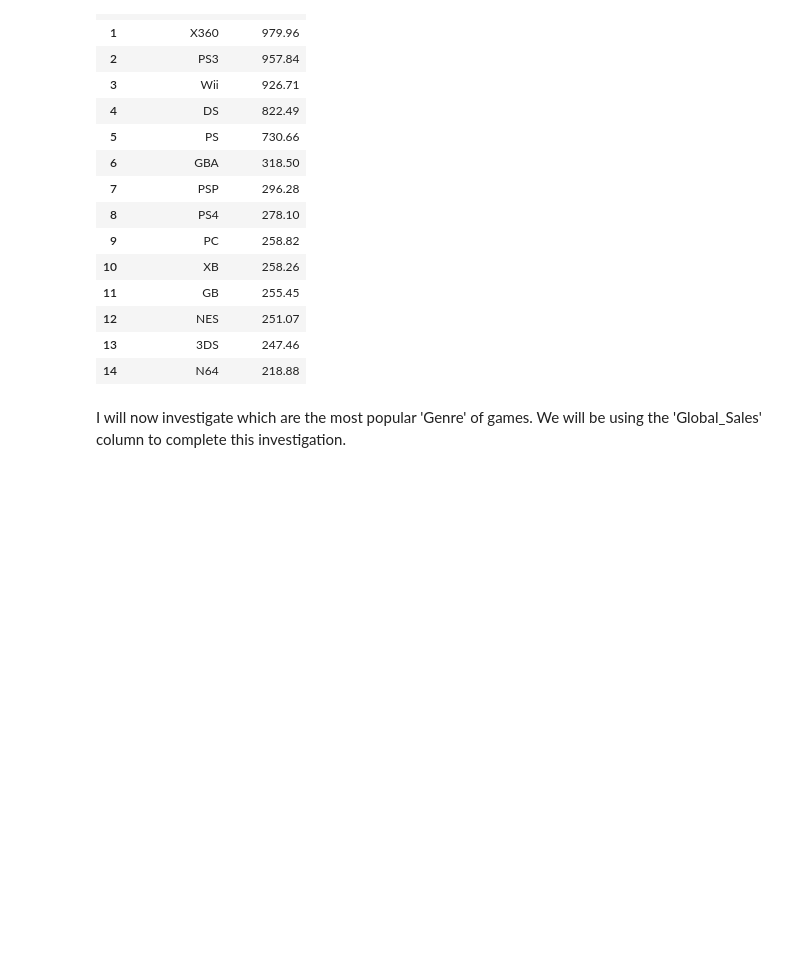
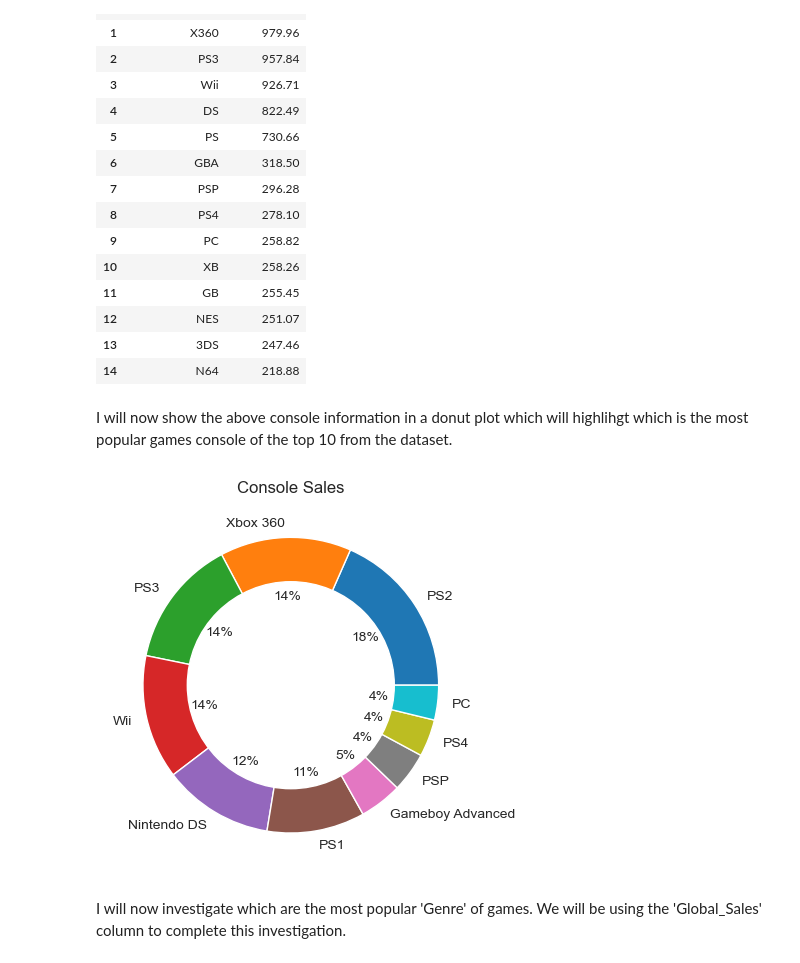
Before and after one commit to SeanE15/Programming-for-Data-Analysis, a Jupyter notebook: Assignment 1/PfDA Project 1.ipynb, the cells around one changed output. Saved outputs shown, nothing was run; the diff lists cells and outputs as text; code cells hidden in the pictures; blank space fills up the shorter version.

```diff
--- a/Assignment 1/PfDA Project 1.ipynb
+++ b/Assignment 1/PfDA Project 1.ipynb
@@ -132,6 +132,24 @@ platsales.head(15)
 | 12 | NES | 251.07 |
 | 13 | 3DS | 247.46 |
 | 14 | N64 | 218.88 |
+# %% [markdown]
+I will now show the above console information in a donut plot which will highlihgt which is the most popular games console of the top 10 from the dataset.
+# %%
+platsales = [1255.64, 979.96, 957.84, 926.71, 822.49, 730.66, 318.50, 296.28, 278.10, 258.82]
+consoles = ['PS2', 'Xbox 360', 'PS3', 'Wii', 'Nintendo DS', 'PS1', 'Gameboy Advanced', 'PSP', 'PS4', 'PC']
+
+plt.pie(platsales,labels =consoles,autopct='%.0f%%')
+# add circle to centre
+centre_circle=plt.Circle((0,0),0.70,fc='white')
+fig=plt.gcf()
+# Adding Circle in donut plot
+fig.gca().add_artist(centre_circle)
+# Adding Title of donut plot
+plt.title('Console Sales')
+
+plt.show()
+# %% [output]
+[figure, added]
 # %% [markdown]
 I will now investigate which are the most popular 'Genre' of games. We will be using the 'Global_Sales' column to complete this investigation.
 # %%
```
Also changed, not shown: parts of 4 cells of this notebook, 1 other file.
